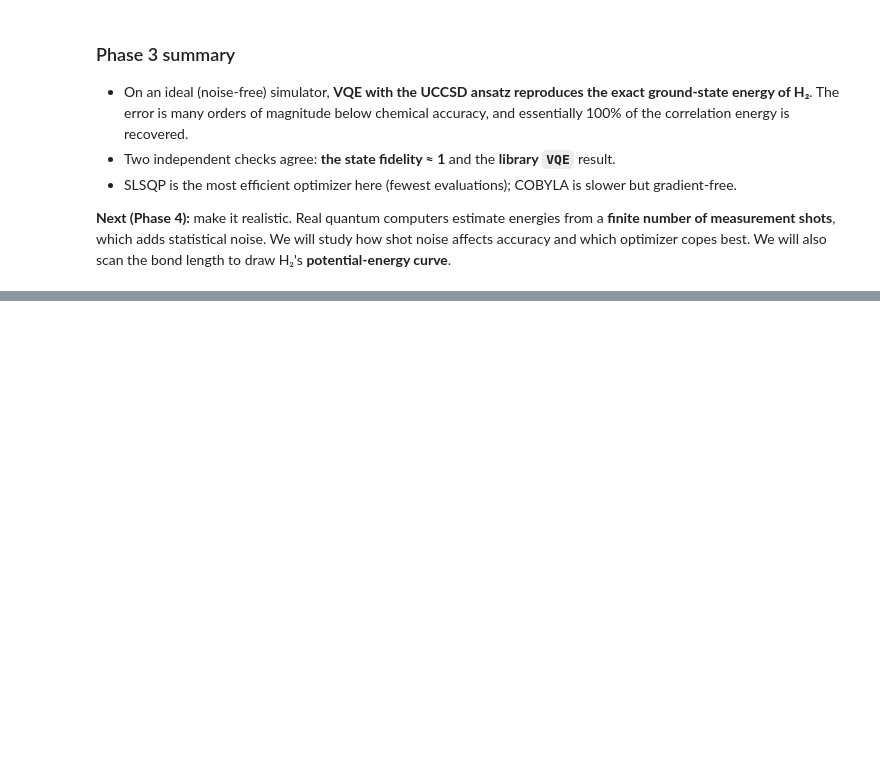
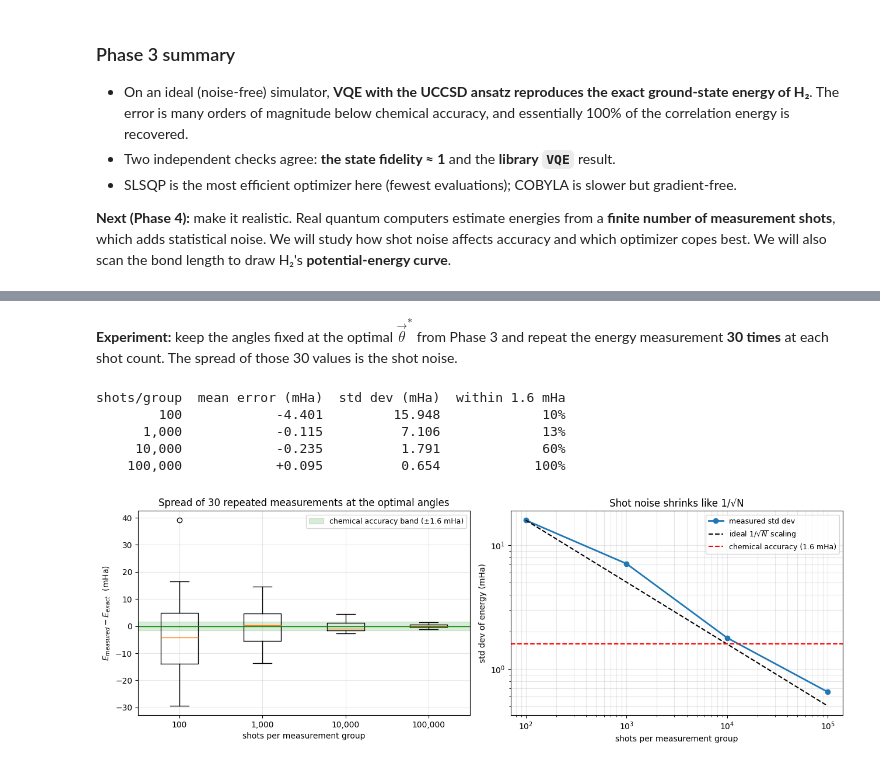
Before and after one commit to arjun-whiteshadow/qiskit-fall-fest-26, a Jupyter notebook: challenge.ipynb, the cells around one changed output, grey strips where cells are left out. Drawn from its saved outputs; the diff is of its cells as text; code cells hidden in the pictures; blank space fills up the shorter version.

```diff
--- a/challenge.ipynb
+++ b/challenge.ipynb
@@ -929,0 +993,47 @@ which optimizer copes best. We will also scan the bond length to draw H₂'s **p
+# %% [markdown]
+**Experiment:** keep the angles fixed at the optimal $\vec\theta^*$ from Phase 3 and repeat the
+energy measurement **30 times** at each shot count. The spread of those 30 values is the shot noise.
+# %%
+shot_levels = [100, 1_000, 10_000, 100_000]
+N_REPEATS = 30
+
+noise_stats = {}
+print(f"{'shots/group':>11} {'mean error (mHa)':>17} {'std dev (mHa)':>14} {'within 1.6 mHa':>15}")
+for shots in shot_levels:
+    samples = np.array([noisy_energy(theta_opt, shots) for _ in range(N_REPEATS)])
+    errors_mHa = (samples - E_exact) * 1000
+    noise_stats[shots] = errors_mHa
+    frac_ok = np.mean(np.abs(errors_mHa) < 1.6) * 100
+    print(f"{shots:>11,} {errors_mHa.mean():>+17.3f} {errors_mHa.std(ddof=1):>14.3f} {frac_ok:>14.0f}%")
+
+fig, (ax_box, ax_std) = plt.subplots(1, 2, figsize=(13, 4.5))
+
+ax_box.boxplot([noise_stats[s] for s in shot_levels], tick_labels=[f"{s:,}" for s in shot_levels])
+ax_box.axhspan(-1.6, 1.6, color="green", alpha=0.15, label="chemical accuracy band (±1.6 mHa)")
+ax_box.axhline(0, color="green", lw=1)
+ax_box.set_xlabel("shots per measurement group")
+ax_box.set_ylabel(r"$E_{measured} - E_{exact}$  (mHa)")
+ax_box.set_title(f"Spread of {N_REPEATS} repeated measurements at the optimal angles")
+ax_box.legend(fontsize=9, loc="upper right")
+ax_box.grid(alpha=0.3)
+
+stds = np.array([noise_stats[s].std(ddof=1) for s in shot_levels])
+ax_std.loglog(shot_levels, stds, "o-", color="tab:blue", lw=2, label="measured std dev")
+ref = stds[0] * np.sqrt(shot_levels[0] / np.array(shot_levels))   # ideal 1/sqrt(N) through first point
+ax_std.loglog(shot_levels, ref, "k--", label=r"ideal $1/\sqrt{N}$ scaling")
+ax_std.axhline(1.6, color="red", ls="--", label="chemical accuracy (1.6 mHa)")
+ax_std.set_xlabel("shots per measurement group")
+ax_std.set_ylabel("std dev of energy (mHa)")
+ax_std.set_title("Shot noise shrinks like 1/√N")
+ax_std.legend(fontsize=9)
+ax_std.grid(alpha=0.3, which="both")
+
+plt.tight_layout()
+plt.show()
+# %% [output]
+shots/group  mean error (mHa)  std dev (mHa)  within 1.6 mHa
+        100            -4.401         15.948             10%
+      1,000            -0.115          7.106             13%
+     10,000            -0.235          1.791             60%
+    100,000            +0.095          0.654            100%
+[figure, added]
```
Also changed, not shown: parts of 13 cells of this notebook, 2 other files.
